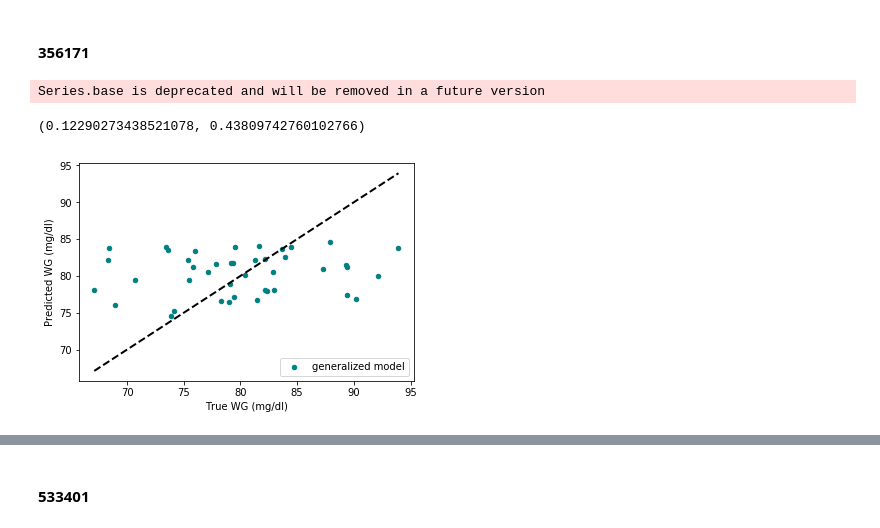
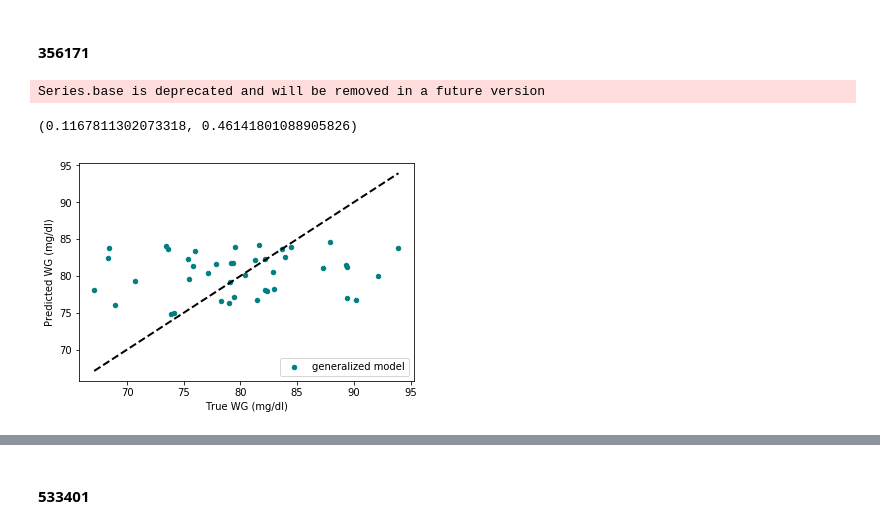
Before and after one commit to ElviraMingazova/MA_Thesis, a Jupyter notebook: Predictions from the diet and personal features.ipynb, the cells around one changed output, grey strips where cells are left out. Drawn from its saved outputs; the diff is of its cells as text; code cells hidden in the pictures.

```diff
--- a/Predictions from the diet and personal features.ipynb
+++ b/Predictions from the diet and personal features.ipynb
@@ -2252,12 +2166,12 @@ Setting feature_perturbation = "tree_path_dependent" because no background data
 [figure]
 # %% [markdown]
 #### 356171
-# %%
-predict_pers(rc_356171_allf, xgbr)
-# %% [output]
-Series.base is deprecated and will be removed in a future version
-(0.12290273438521078, 0.43809742760102766)
-[figure, removed]
+# %%
+predict_general(rc_356171_allf, xgbr, savefig=False, location='figures/356171_prediction_generalized')
+# %% [output]
+Series.base is deprecated and will be removed in a future version
+(0.1167811302073318, 0.46141801088905826)
+[figure, added]
 # %%
 X_356171, xgbr_356171 = predict_pers(rc_356171[['energy_kcal_d', 'carbohydrate_g_d',
                                                 'caloric%carbs_total', 'caffeine_mg_total', 'carbohydrate_g_total', 'std', 'wakeup_glucose']],
```
Also changed, not shown: parts of 32 cells of this notebook, 13 other files.
